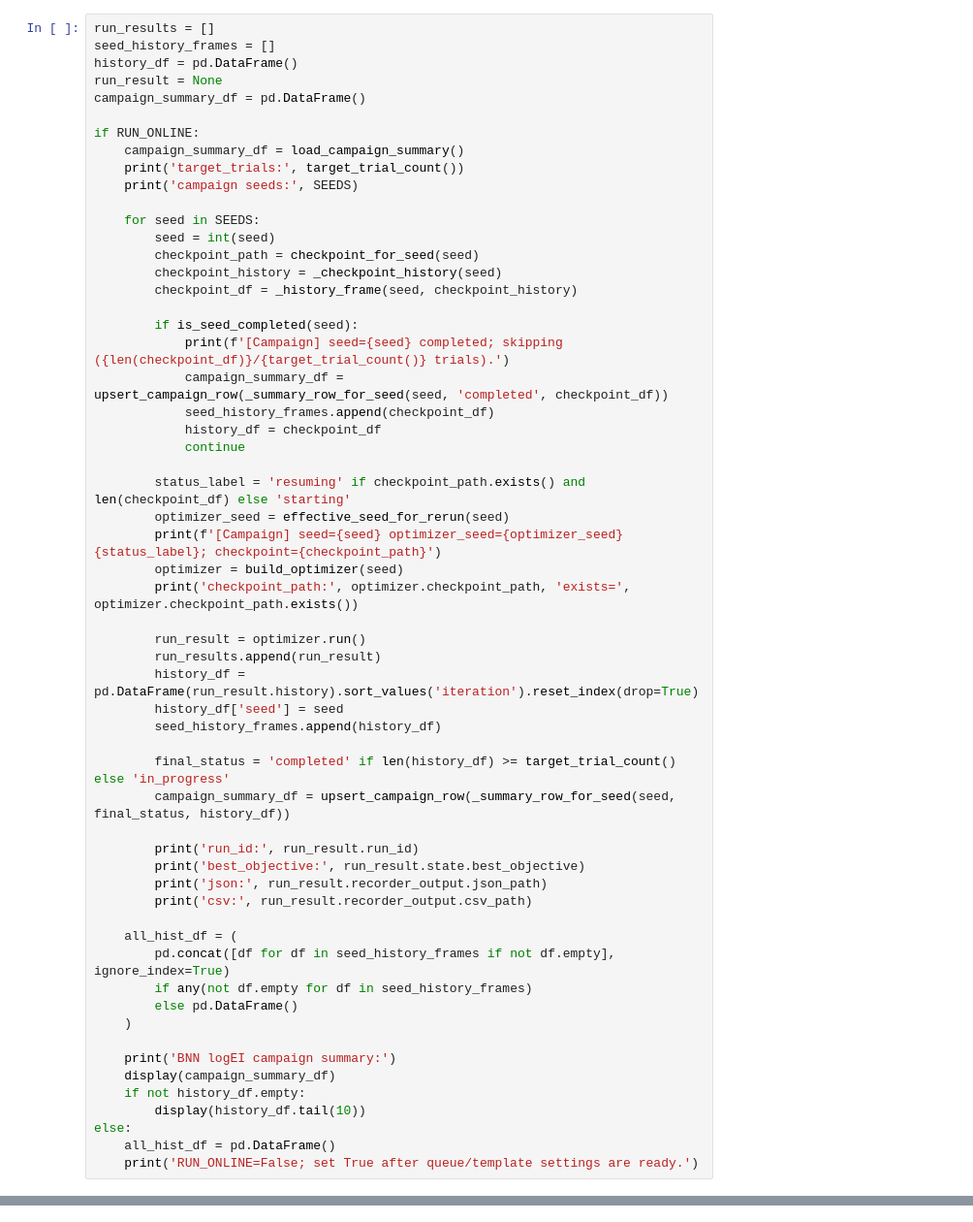
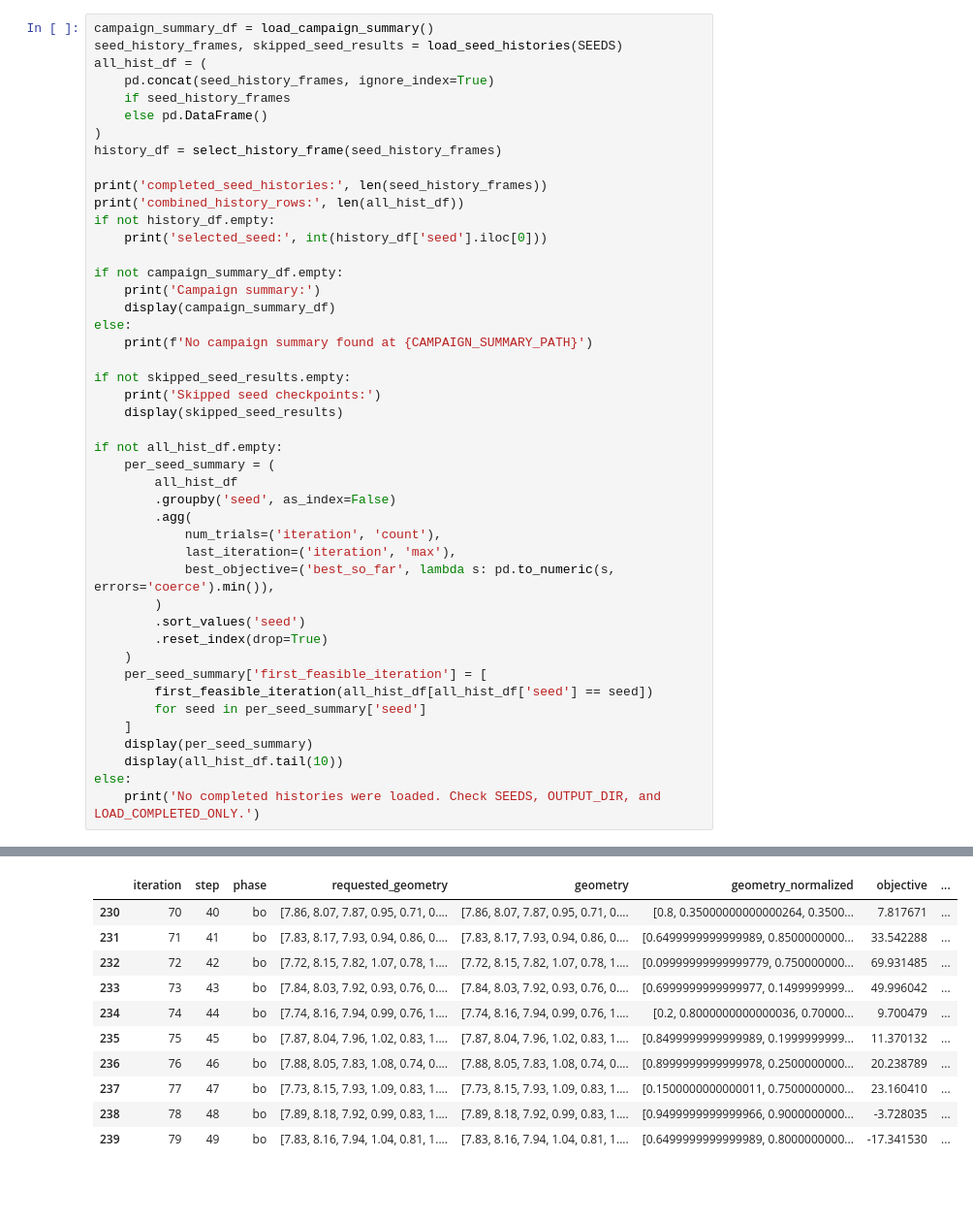
Before and after one commit to ivancanull/vector, a Jupyter notebook: notebooks/bnn_online_experiment.ipynb, the cells around one changed output, grey strips where cells are left out. Shown at 97% size. Drawn from its saved outputs; the diff is of its cells as text; blank space fills up the shorter version.

```diff
--- a/notebooks/bnn_online_experiment.ipynb
+++ b/notebooks/bnn_online_experiment.ipynb
@@ -516,59 +205,46 @@ def build_optimizer(seed: int) -> OptimizerBoTorch:
 # %%
-run_results = []
-seed_history_frames = []
-history_df = pd.DataFrame()
-run_result = None
-campaign_summary_df = pd.DataFrame()
+campaign_summary_df = load_campaign_summary()
+seed_history_frames, skipped_seed_results = load_seed_histories(SEEDS)
+all_hist_df = (
+    pd.concat(seed_history_frames, ignore_index=True)
+    if seed_history_frames
+    else pd.DataFrame()
+)
+history_df = select_history_frame(seed_history_frames)
 
-if RUN_ONLINE:
-    campaign_summary_df = load_campaign_summary()
-    print('target_trials:', target_trial_count())
-    print('campaign seeds:', SEEDS)
+print('completed_seed_histories:', len(seed_history_frames))
+print('combined_history_rows:', len(all_hist_df))
+if not history_df.empty:
+    print('selected_seed:', int(history_df['seed'].iloc[0]))
 
-    for seed in SEEDS:
-        seed = int(seed)
-        checkpoint_path = checkpoint_for_seed(seed)
-        checkpoint_history = _checkpoint_history(seed)
-        checkpoint_df = _history_frame(seed, checkpoint_history)
+if not campaign_summary_df.empty:
+    print('Campaign summary:')
+    display(campaign_summary_df)
+else:
+    print(f'No campaign summary found at {CAMPAIGN_SUMMARY_PATH}')
 
-        if is_seed_completed(seed):
-            print(f'[Campaign] seed={seed} completed; skipping ({len(checkpoint_df)}/{target_trial_count()} trials).')
-            campaign_summary_df = upsert_campaign_row(_summary_row_for_seed(seed, 'completed', checkpoint_df))
-            seed_history_frames.append(checkpoint_df)
-            history_df = checkpoint_df
-            continue
+if not skipped_seed_results.empty:
+    print('Skipped seed checkpoints:')
+    display(skipped_seed_results)
 
-        status_label = 'resuming' if checkpoint_path.exists() and len(checkpoint_df) else 'starting'
-        optimizer_seed = effective_seed_for_rerun(seed)
-        print(f'[Campaign] seed={seed} optimizer_seed={optimizer_seed} {status_label}; checkpoint={checkpoint_path}')
-        optimizer = build_optimizer(seed)
-        print('checkpoint_path:', optimizer.checkpoint_path, 'exists=', optimizer.checkpoint_path.exists())
-
-        run_result = optimizer.run()
-        run_results.append(run_result)
-        history_df = pd.DataFrame(run_result.history).sort_values('iteration').reset_index(drop=True)
-        history_df['seed'] = seed
-        seed_history_frames.append(history_df)
-
-        final_status = 'completed' if len(history_df) >= target_trial_count() else 'in_progress'
-        campaign_summary_df = upsert_campaign_row(_summary_row_for_seed(seed, final_status, history_df))
-
-        print('run_id:', run_result.run_id)
-        print('best_objective:', run_result.state.best_objective)
-        print('json:', run_result.recorder_output.json_path)
-        print('csv:', run_result.recorder_output.csv_path)
-
-    all_hist_df = (
-        pd.concat([df for df in seed_history_frames if not df.empty], ignore_index=True)
-        if any(not df.empty for df in seed_history_frames)
-        else pd.DataFrame()
+if not all_hist_df.empty:
+    per_seed_summary = (
+        all_hist_df
+        .groupby('seed', as_index=False)
+        .agg(
+            num_trials=('iteration', 'count'),
+            last_iteration=('iteration', 'max'),
+            best_objective=('best_so_far', lambda s: pd.to_numeric(s, errors='coerce').min()),
+        )
+        .sort_values('seed')
+        .reset_index(drop=True)
     )
-
-    print('BNN logEI campaign summary:')
-    display(campaign_summary_df)
-    if not history_df.empty:
-        display(history_df.tail(10))
+    per_seed_summary['first_feasible_iteration'] = [
+        first_feasible_iteration(all_hist_df[all_hist_df['seed'] == seed])
+        for seed in per_seed_summary['seed']
+    ]
+    display(per_seed_summary)
+    display(all_hist_df.tail(10))
 else:
-    all_hist_df = pd.DataFrame()
-    print('RUN_ONLINE=False; set True after queue/template settings are ready.')
+    print('No completed histories were loaded. Check SEEDS, OUTPUT_DIR, and LOAD_COMPLETED_ONLY.')
 # %% [output]
@@ -584,0 +267,11 @@ checkpoint_path: /home/zhanghf/projects/vector/experiments/bnn_online_general/bn
+|  | iteration | step | phase | requested_geometry | geometry | geometry_normalized | objective | ... |
+| 230 | 70 | 40 | bo | [7.86, 8.07, 7.87, 0.95, 0.71, 0.... | [7.86, 8.07, 7.87, 0.95, 0.71, 0.... | [0.8, 0.35000000000000264, 0.3500... | 7.817671 | ... |
+| 231 | 71 | 41 | bo | [7.83, 8.17, 7.93, 0.94, 0.86, 0.... | [7.83, 8.17, 7.93, 0.94, 0.86, 0.... | [0.6499999999999989, 0.8500000000... | 33.542288 | ... |
+| 232 | 72 | 42 | bo | [7.72, 8.15, 7.82, 1.07, 0.78, 1.... | [7.72, 8.15, 7.82, 1.07, 0.78, 1.... | [0.09999999999999779, 0.750000000... | 69.931485 | ... |
+| 233 | 73 | 43 | bo | [7.84, 8.03, 7.92, 0.93, 0.76, 0.... | [7.84, 8.03, 7.92, 0.93, 0.76, 0.... | [0.6999999999999977, 0.1499999999... | 49.996042 | ... |
+| 234 | 74 | 44 | bo | [7.74, 8.16, 7.94, 0.99, 0.76, 1.... | [7.74, 8.16, 7.94, 0.99, 0.76, 1.... | [0.2, 0.8000000000000036, 0.70000... | 9.700479 | ... |
+| 235 | 75 | 45 | bo | [7.87, 8.04, 7.96, 1.02, 0.83, 1.... | [7.87, 8.04, 7.96, 1.02, 0.83, 1.... | [0.8499999999999989, 0.1999999999... | 11.370132 | ... |
+| 236 | 76 | 46 | bo | [7.88, 8.05, 7.83, 1.08, 0.74, 0.... | [7.88, 8.05, 7.83, 1.08, 0.74, 0.... | [0.8999999999999978, 0.2500000000... | 20.238789 | ... |
+| 237 | 77 | 47 | bo | [7.73, 8.15, 7.93, 1.09, 0.83, 1.... | [7.73, 8.15, 7.93, 1.09, 0.83, 1.... | [0.1500000000000011, 0.7500000000... | 23.160410 | ... |
+| 238 | 78 | 48 | bo | [7.89, 8.18, 7.92, 0.99, 0.83, 1.... | [7.89, 8.18, 7.92, 0.99, 0.83, 1.... | [0.9499999999999966, 0.9000000000... | -3.728035 | ... |
+| 239 | 79 | 49 | bo | [7.83, 8.16, 7.94, 1.04, 0.81, 1.... | [7.83, 8.16, 7.94, 1.04, 0.81, 1.... | [0.6499999999999989, 0.8000000000... | -17.341530 | ... |
```
Also changed, not shown: parts of 11 cells of this notebook, 39 other files.
